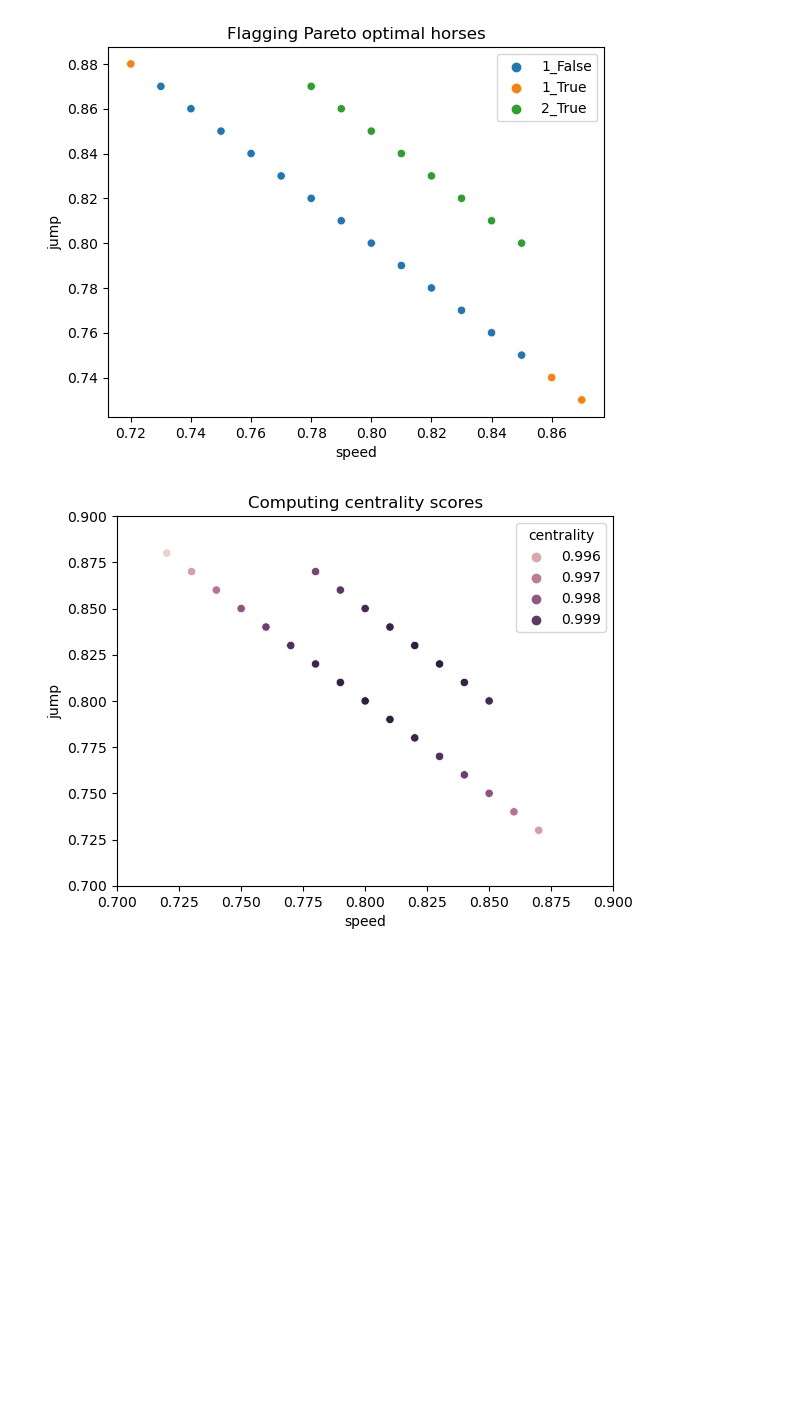
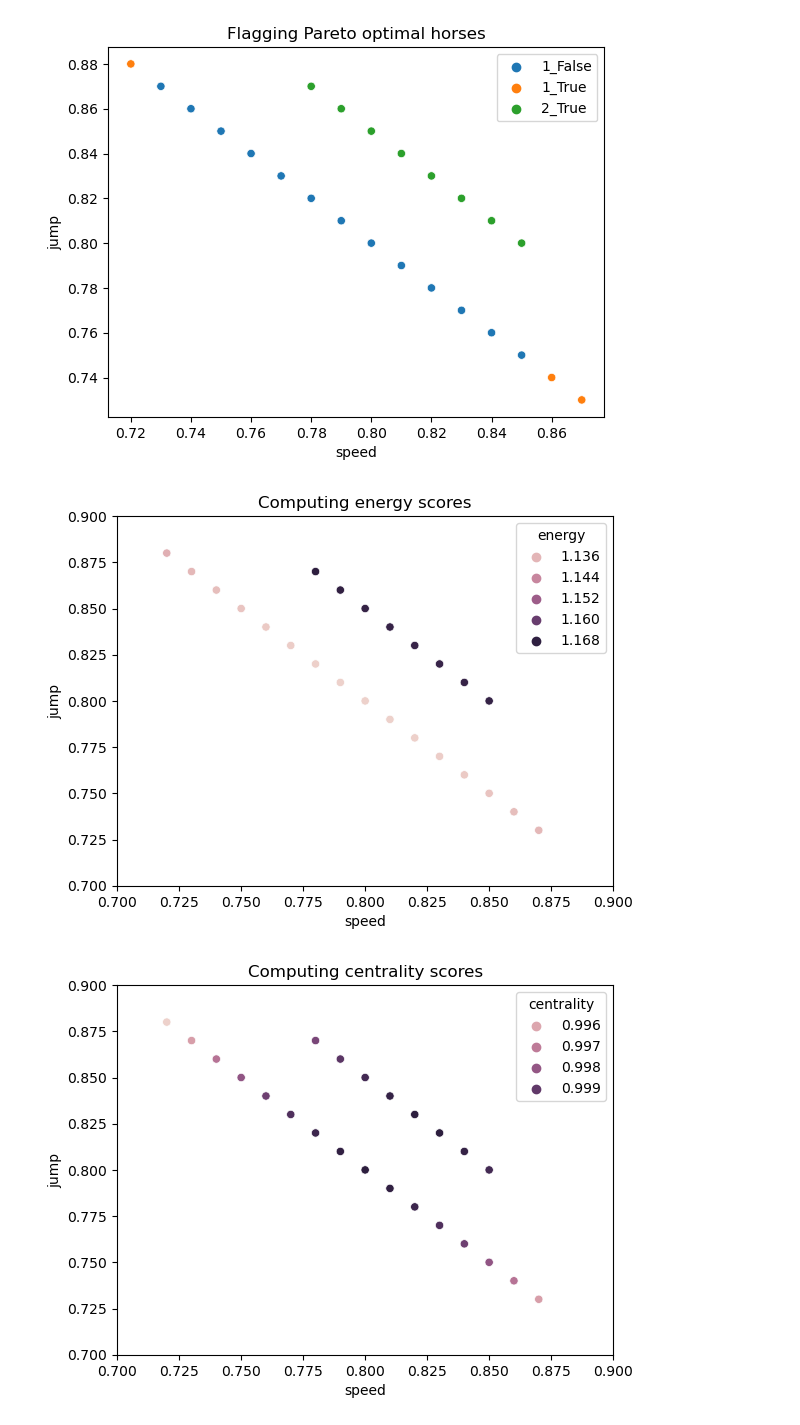
Before and after one commit to nicolas-bolle/horsin-around, a Jupyter notebook: notebooks/demos.ipynb, the cells around one changed output. Saved outputs shown, nothing was run; the diff lists cells and outputs as text; code cells hidden in the pictures; blank space fills up the shorter version.

Commit message:
add energy as a criterion

```diff
--- a/notebooks/demos.ipynb
+++ b/notebooks/demos.ipynb
@@ -73,6 +73,26 @@ plt.title('Flagging Pareto optimal horses')
 plt.show()
 # %% [output]
 [figure]
+# %%
+# demo of energy scores
+
+# combining inputs
+_df1 = df1.copy()
+_df2 = df2.copy()
+_df1['zone'] = 1
+_df2['zone'] = 2
+_df = pd.concat([_df1, _df2])
+
+# compute centrality scores
+_df['energy'] = _df[['speed', 'jump']].apply(compute_energy, axis=1)
+
+sns.scatterplot(_df, x='speed', y='jump', hue='energy')
+plt.xlim([0.7, 0.9])
+plt.ylim([0.7, 0.9])
+plt.title('Computing energy scores')
+plt.show()
+# %% [output]
+[figure, added]
 # %%
 # demo of centrality scores
 
```
Also changed, not shown: parts of 4 cells of this notebook, 2 other files.
